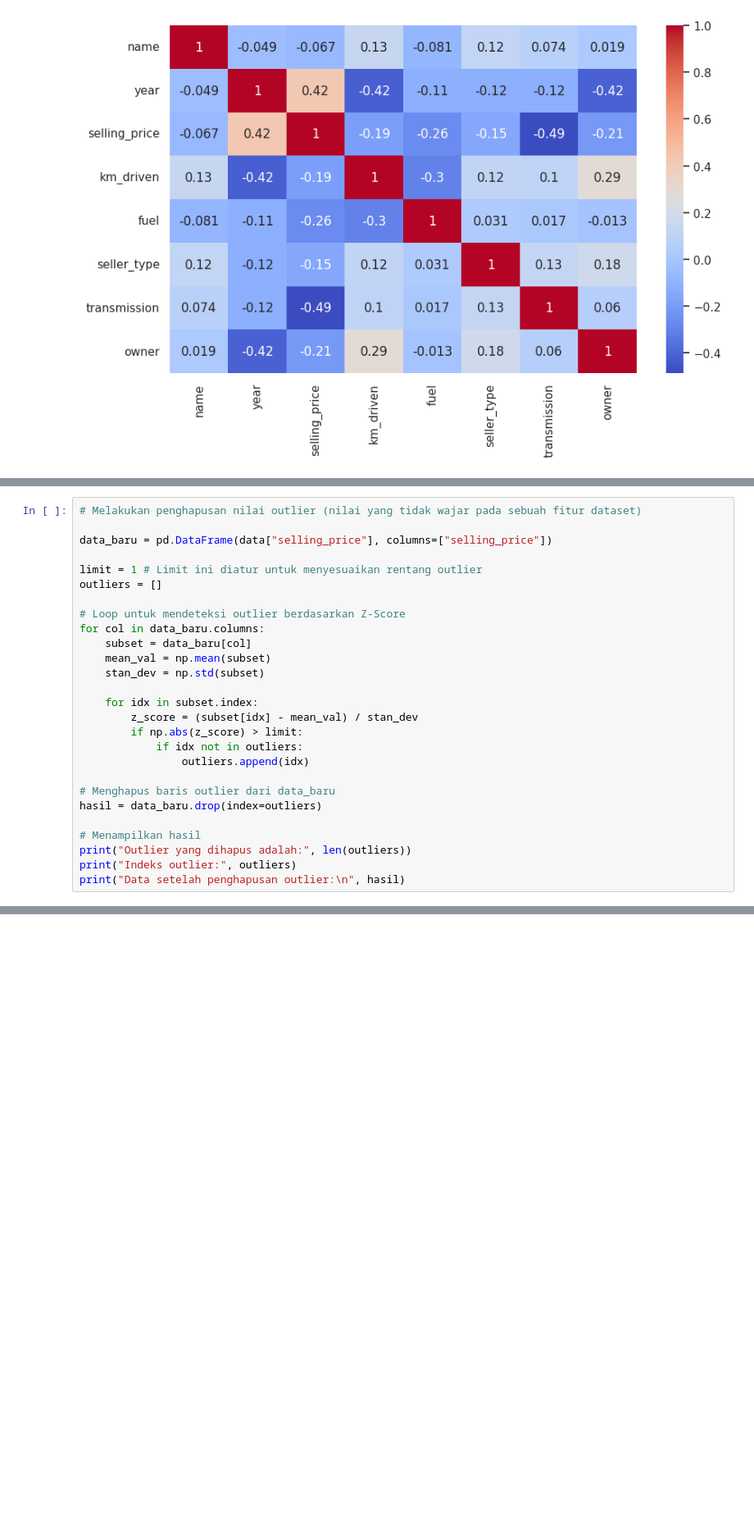
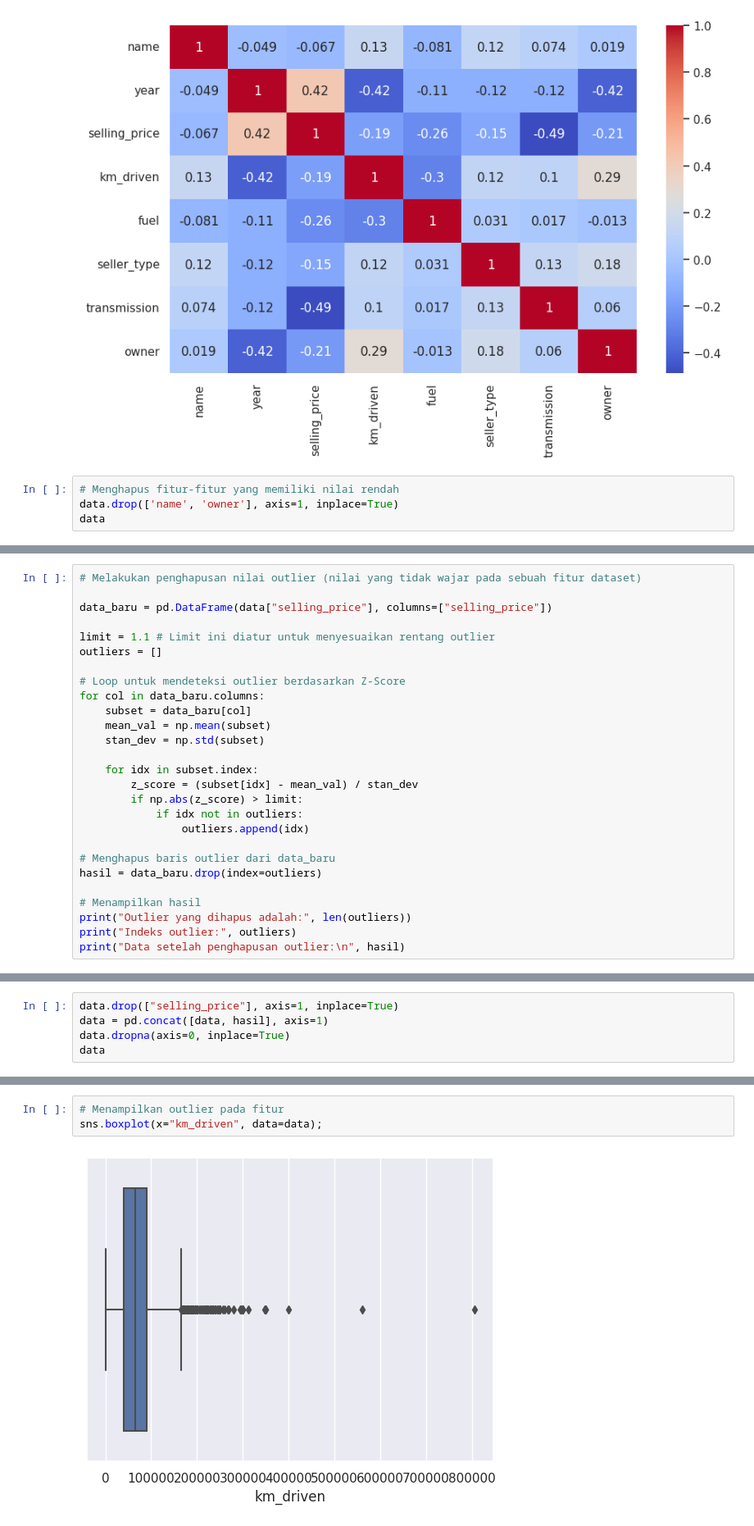
Before and after one commit to hendrimardani/fundamental_data_analyst_vehicle_dataset, a Jupyter notebook: vehicle_dataset.ipynb, the cells around one changed output, grey strips where cells are left out. Shown at 82% size. Drawn from its saved outputs; the diff is of its cells as text; blank space fills up the shorter version.

Commit message:
Kaggle Notebook | FundamentalDataAnalyst-VehicleCar | Version 1

```diff
--- a/vehicle_dataset.ipynb
+++ b/vehicle_dataset.ipynb
@@ -261,3 +270,7 @@ sns.heatmap(korelasi, cmap='coolwarm', annot=True)
 # %% [output]
 <Axes: >
 [figure]
+# %%
+# Menghapus fitur-fitur yang memiliki nilai rendah
+data.drop(['name', 'owner'], axis=1, inplace=True)
+data
@@ -269,7 +302,7 @@ sns.boxplot(x="selling_price", data=data);
 
 data_baru = pd.DataFrame(data["selling_price"], columns=["selling_price"])
 
-limit = 1 # Limit ini diatur untuk menyesuaikan rentang outlier
+limit = 1.1 # Limit ini diatur untuk menyesuaikan rentang outlier
 outliers = []
 
 # Loop untuk mendeteksi outlier berdasarkan Z-Score
@@ -295,0 +351,5 @@ sns.boxplot(data=hasil, x="selling_price")
+# %%
+data.drop(["selling_price"], axis=1, inplace=True)
+data = pd.concat([data, hasil], axis=1)
+data.dropna(axis=0, inplace=True)
+data
@@ -295,0 +374,5 @@ sns.boxplot(data=hasil, x="selling_price")
+# %%
+# Menampilkan outlier pada fitur
+sns.boxplot(x="km_driven", data=data);
+# %% [output]
+[figure, added]
```
Also changed, not shown: parts of 17 cells of this notebook.
